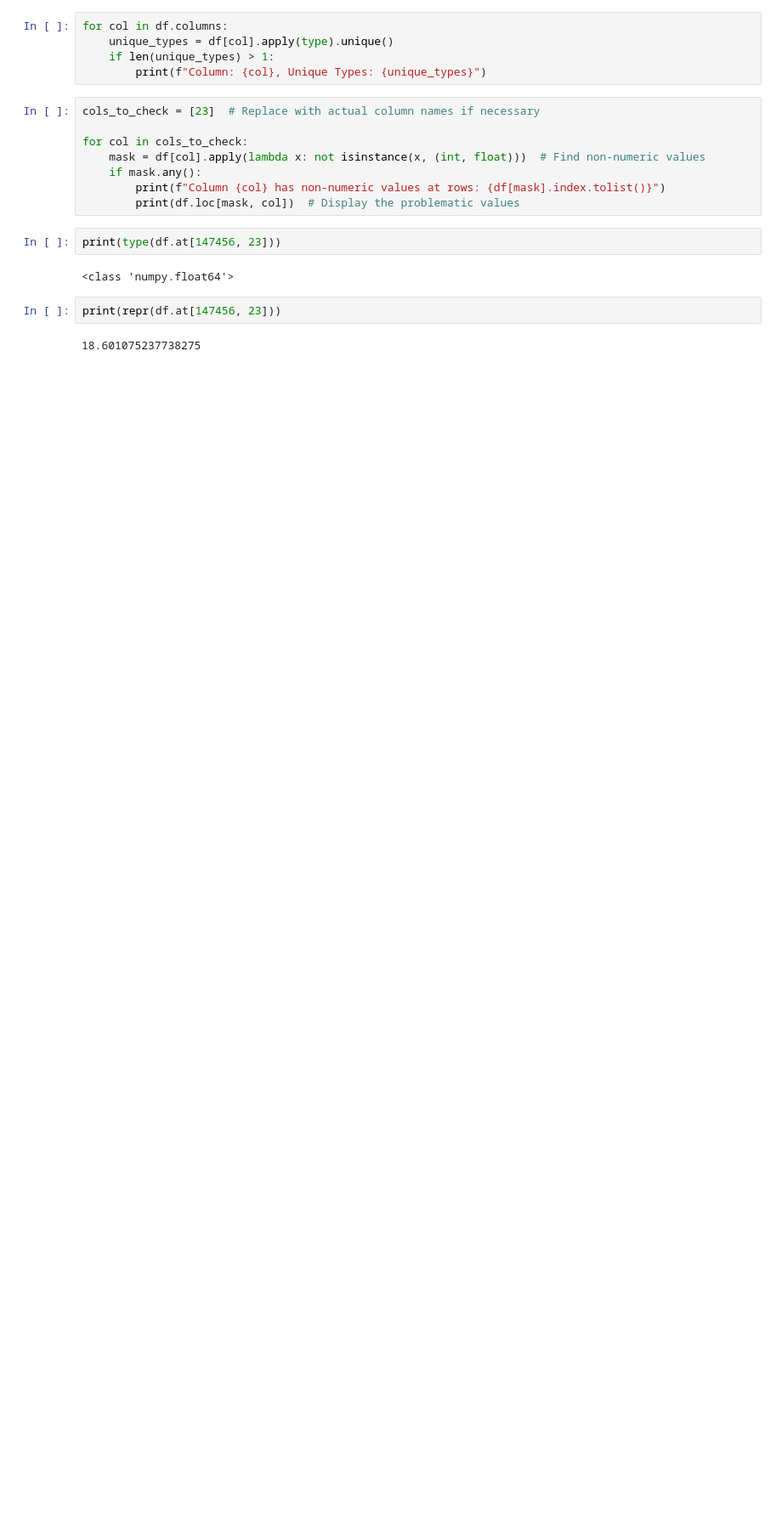
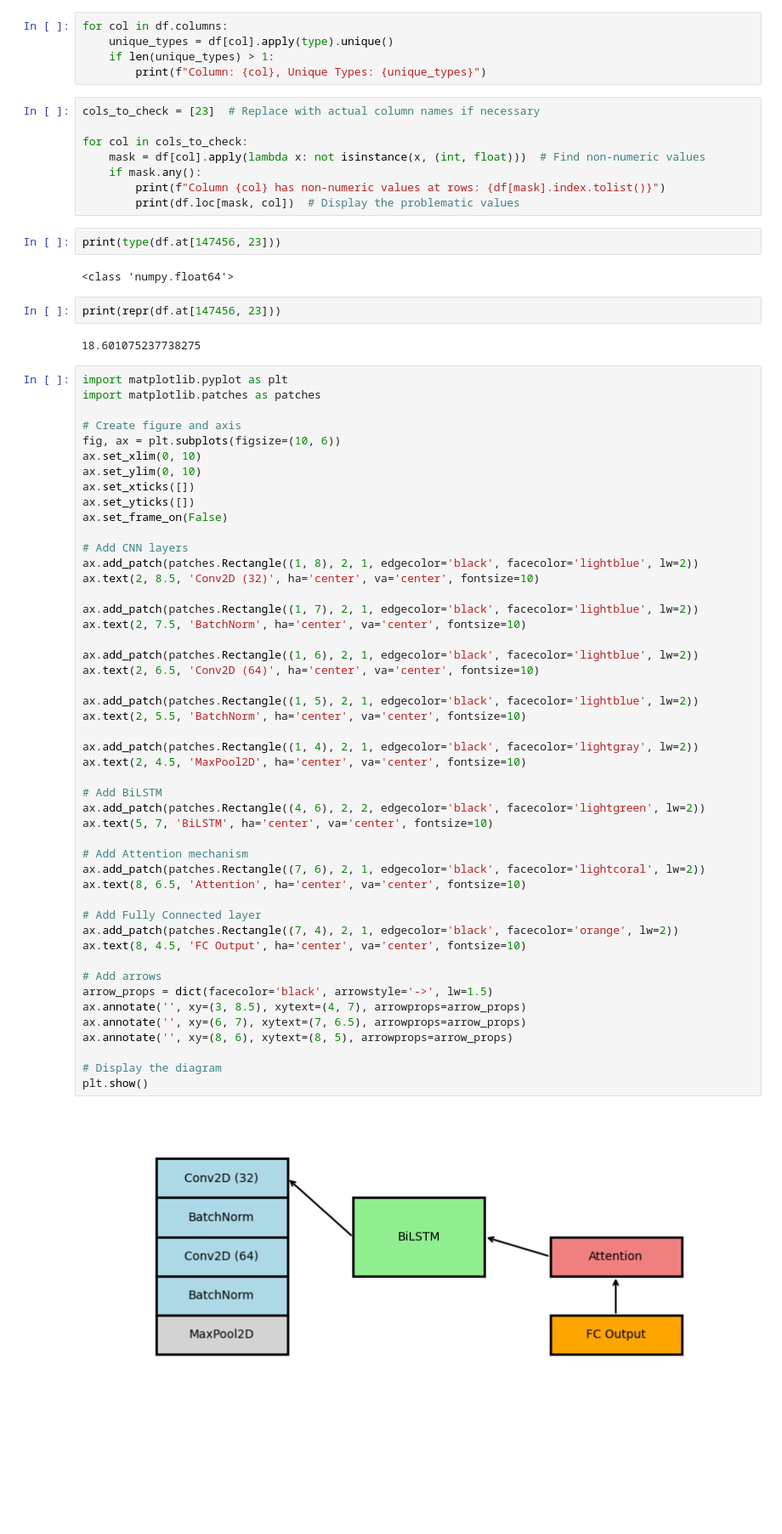
Before and after one commit to Kishor978/Wifi_based_HAR, a Jupyter notebook: self/processing.ipynb, the cells around one changed output. Shown at 85% size. Saved outputs shown, nothing was run; the diff lists cells and outputs as text; blank space fills up the shorter version.

Commit message:
visualization more finetuning

```diff
--- a/self/processing.ipynb
+++ b/self/processing.ipynb
@@ -80,3 +80,53 @@ print(type(df.at[147456, 23]))
 print(repr(df.at[147456, 23]))
 # %% [output]
 18.601075237738275
+# %%
+import matplotlib.pyplot as plt
+import matplotlib.patches as patches
+
+# Create figure and axis
+fig, ax = plt.subplots(figsize=(10, 6))
+ax.set_xlim(0, 10)
+ax.set_ylim(0, 10)
+ax.set_xticks([])
+ax.set_yticks([])
+ax.set_frame_on(False)
+
+# Add CNN layers
+ax.add_patch(patches.Rectangle((1, 8), 2, 1, edgecolor='black', facecolor='lightblue', lw=2))
+ax.text(2, 8.5, 'Conv2D (32)', ha='center', va='center', fontsize=10)
+
+ax.add_patch(patches.Rectangle((1, 7), 2, 1, edgecolor='black', facecolor='lightblue', lw=2))
+ax.text(2, 7.5, 'BatchNorm', ha='center', va='center', fontsize=10)
+
+ax.add_patch(patches.Rectangle((1, 6), 2, 1, edgecolor='black', facecolor='lightblue', lw=2))
+ax.text(2, 6.5, 'Conv2D (64)', ha='center', va='center', fontsize=10)
+
+ax.add_patch(patches.Rectangle((1, 5), 2, 1, edgecolor='black', facecolor='lightblue', lw=2))
+ax.text(2, 5.5, 'BatchNorm', ha='center', va='center', fontsize=10)
+
+ax.add_patch(patches.Rectangle((1, 4), 2, 1, edgecolor='black', facecolor='lightgray', lw=2))
+ax.text(2, 4.5, 'MaxPool2D', ha='center', va='center', fontsize=10)
+
+# Add BiLSTM
+ax.add_patch(patches.Rectangle((4, 6), 2, 2, edgecolor='black', facecolor='lightgreen', lw=2))
+ax.text(5, 7, 'BiLSTM', ha='center', va='center', fontsize=10)
+
+# Add Attention mechanism
+ax.add_patch(patches.Rectangle((7, 6), 2, 1, edgecolor='black', facecolor='lightcoral', lw=2))
+ax.text(8, 6.5, 'Attention', ha='center', va='center', fontsize=10)
+
+# Add Fully Connected layer
+ax.add_patch(patches.Rectangle((7, 4), 2, 1, edgecolor='black', facecolor='orange', lw=2))
+ax.text(8, 4.5, 'FC Output', ha='center', va='center', fontsize=10)
+
+# Add arrows
+arrow_props = dict(facecolor='black', arrowstyle='->', lw=1.5)
+ax.annotate('', xy=(3, 8.5), xytext=(4, 7), arrowprops=arrow_props)
+ax.annotate('', xy=(6, 7), xytext=(7, 6.5), arrowprops=arrow_props)
+ax.annotate('', xy=(8, 6), xytext=(8, 5), arrowprops=arrow_props)
+
+# Display the diagram
+plt.show()
+# %% [output]
+[figure, added]
```
Also changed, not shown: 8 other files.
